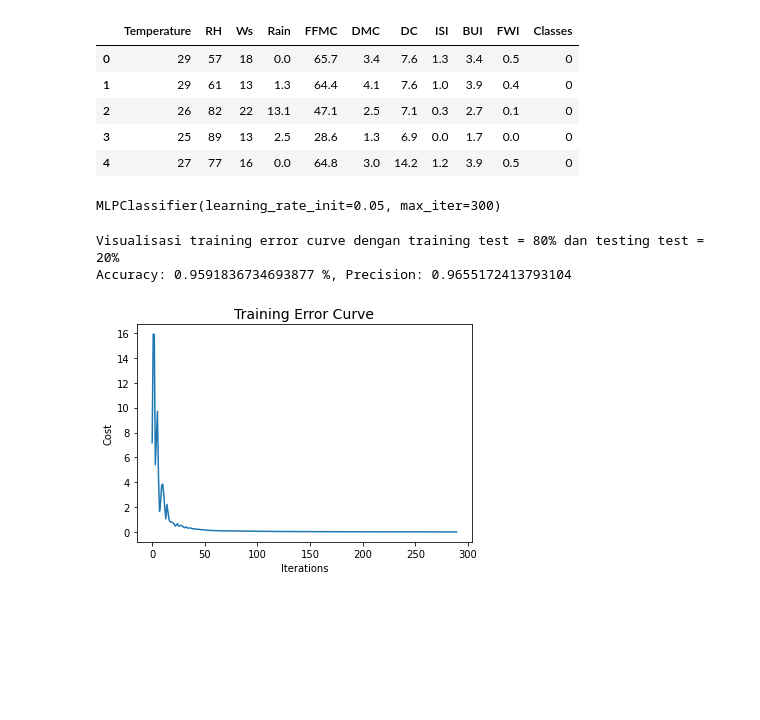
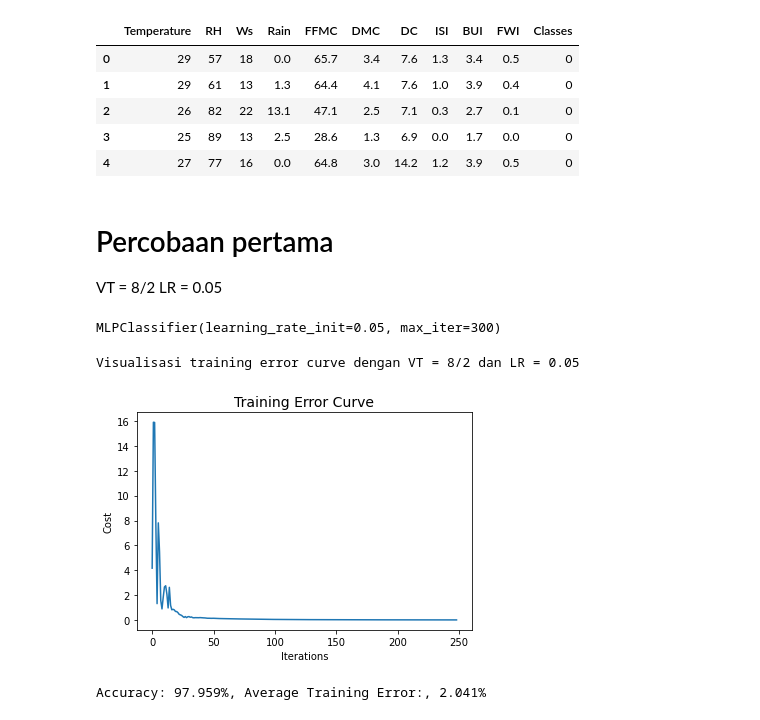
Before and after one commit to farhanalmoza/semester4, a Jupyter notebook: KCB/Final Project/tugas2/klasifikasi_aff.ipynb, the cells around one changed output. Cells and saved outputs as stored; diff of their text form; code cells hidden in the pictures; blank space fills up the shorter version.

```diff
--- a/KCB/Final Project/tugas2/klasifikasi_aff.ipynb
+++ b/KCB/Final Project/tugas2/klasifikasi_aff.ipynb
@@ -71,21 +69,21 @@ df['FWI'] = df['FWI'].astype(int)
 # pecah data menjadi training dan testing
 features = df.drop('Classes', axis=1, inplace=False)
 label = df['Classes']
-X_train, X_test, y_train, y_test = ms.train_test_split(features, label, test_size=0.2, random_state=0)
+
+# training 0.8, testing 0.2
+X_train1, X_test1, y_train1, y_test1 = ms.train_test_split(features, label, test_size=0.2, random_state=0)
+# training 0.7, testing 0.3
+X_train2, X_test2, y_train2, y_test2 = ms.train_test_split(features, label, test_size=0.3, random_state=0)
 # %%
-# learning rate 0.5
-# menggunakan mlp
-clf = MLPClassifier(learning_rate_init=0.05, max_iter=300, activation='relu')
-clf.fit(X_train, y_train)
+# learning rate 0.05
+clf1 = MLPClassifier(learning_rate_init=0.05, max_iter=300, activation='relu')
+# learning rate 0.1
+clf2 = MLPClassifier(learning_rate_init=0.1, max_iter=300, activation='relu')
-# %% [output]
-MLPClassifier(learning_rate_init=0.05, max_iter=300)
-# %%
-y_prediksi = clf.predict(X_test)
-accuracy = met.accuracy_score(y_test, y_prediksi)
-precision = met.precision_score(y_test, y_prediksi)
-
-print("Visualisasi training error curve dengan training test = 80% dan testing test = 20%")
-print("Accuracy:", accuracy,"%,", "Precision:", precision)
-# %% [output]
-Visualisasi training error curve dengan training test = 80% dan testing test = 20%
-Accuracy: 0.9591836734693877 %, Precision: 0.9655172413793104
+# %% [markdown]
+# Percobaan pertama
+VT = 8/2
+LR = 0.05
+# %%
+clf1.fit(X_train1, y_train1)
+# %% [output]
+MLPClassifier(learning_rate_init=0.05, max_iter=300)
@@ -92,8 +94,13 @@ Accuracy: 0.9591836734693877 %, Precision: 0.9655172413793104
 # %%
-plt.plot(clf.loss_curve_)
+# Visualisasi
+print("Visualisasi training error curve dengan VT = 8/2 dan LR = 0.05")
+plt.plot(clf1.loss_curve_)
 plt.title("Training Error Curve", fontsize=14)
 plt.xlabel('Iterations')
 plt.ylabel('Cost')
 plt.show()
+print(f"Accuracy: {(accuracy1*100):.3f}%, Average Training Error:, {(error1*100):.3f}%")
 # %% [output]
+Visualisasi training error curve dengan VT = 8/2 dan LR = 0.05
-[figure, old version]
+[figure, new version]
+Accuracy: 97.959%, Average Training Error:, 2.041%
```
Also changed, not shown: parts of 21 cells of this notebook, 4 other files.
